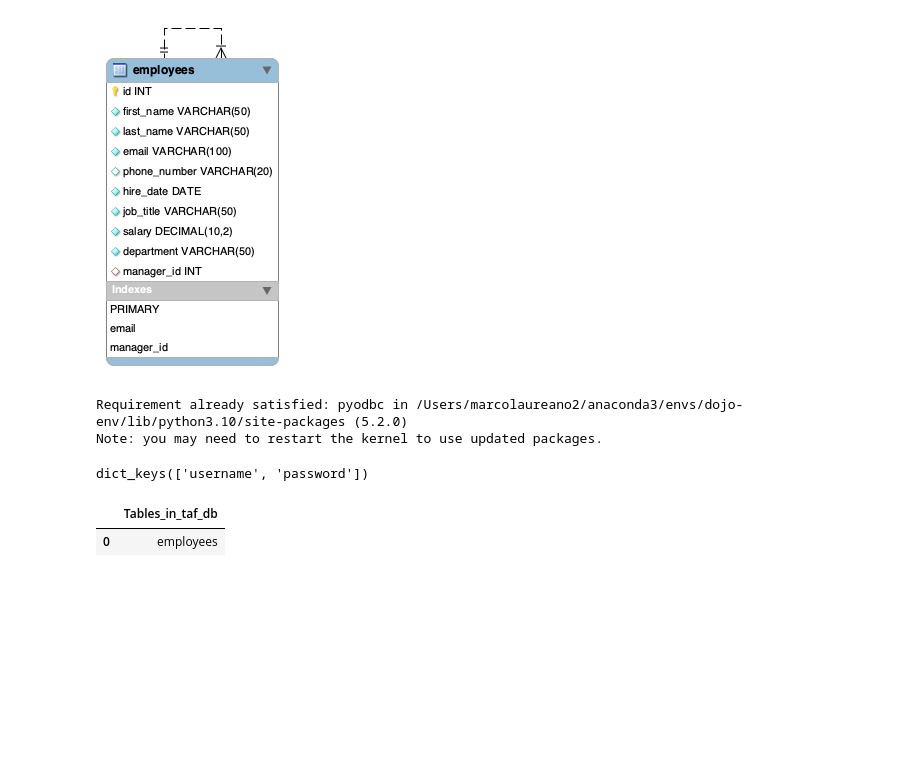
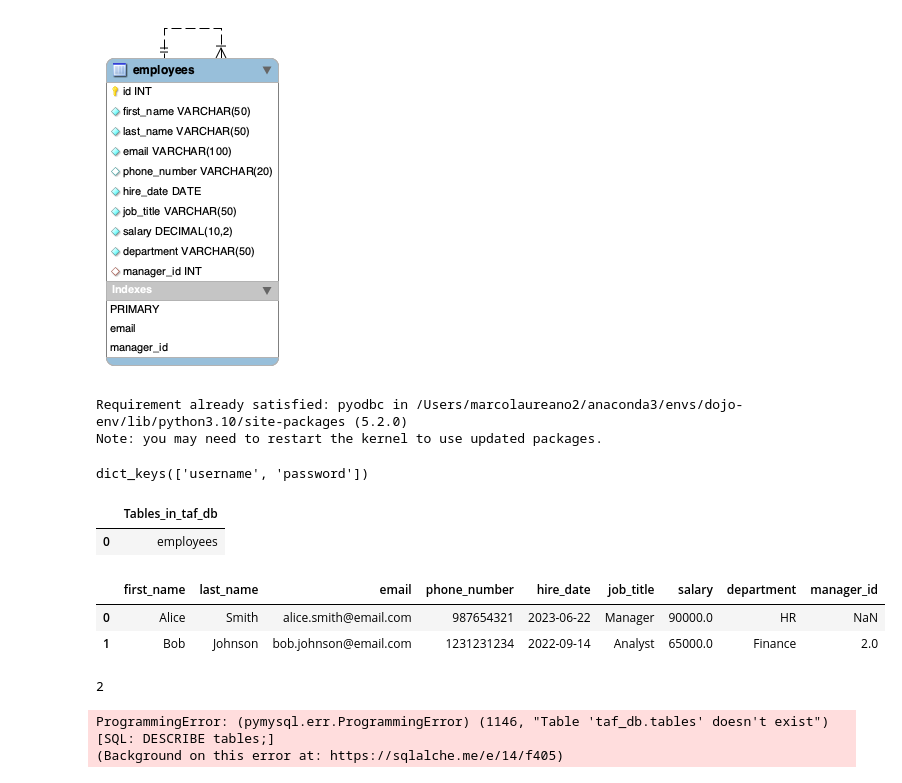
Before and after one commit to donmarcolaureano/taf-db, a Jupyter notebook: taf_db.ipynb, the cells around one changed output. Saved outputs shown, nothing was run; the diff lists cells and outputs as text; code cells hidden in the pictures; blank space fills up the shorter version.

Commit message:
add employee data

```diff
--- a/taf_db.ipynb
+++ b/taf_db.ipynb
@@ -31,3 +31,21 @@ pd.read_sql(q, conn)
 # %% [output]
 |  | Tables_in_taf_db |
 | 0 | employees |
+# %%
+emp_data = pd.read_csv('/Users/marcolaureano2/Documents/GitHub/taf-db/employee_data.csv')
+emp_data
+# %% [output]
+|  | first_name | last_name | email | phone_number | hire_date | job_title | salary | department | manager_id |
+| 0 | Alice | Smith | alice.smith@email.com | 987654321 | 2023-06-22 | Manager | 90000.0 | HR | NaN |
+| 1 | Bob | Johnson | bob.johnson@email.com | 1231231234 | 2022-09-14 | Analyst | 65000.0 | Finance | 2.0 |
+# %%
+emp_data.to_sql('employees', conn, index=False, if_exists='append')
+# %% [output]
+2
+# %%
+q = """DESCRIBE tables;"""
+pd.read_sql(q, conn)
+# %% [output]
+ProgrammingError: (pymysql.err.ProgrammingError) (1146, "Table 'taf_db.tables' doesn't exist")
+[SQL: DESCRIBE tables;]
+(Background on this error at: https://sqlalche.me/e/14/f405)
```
Also changed, not shown: 2 other files.
